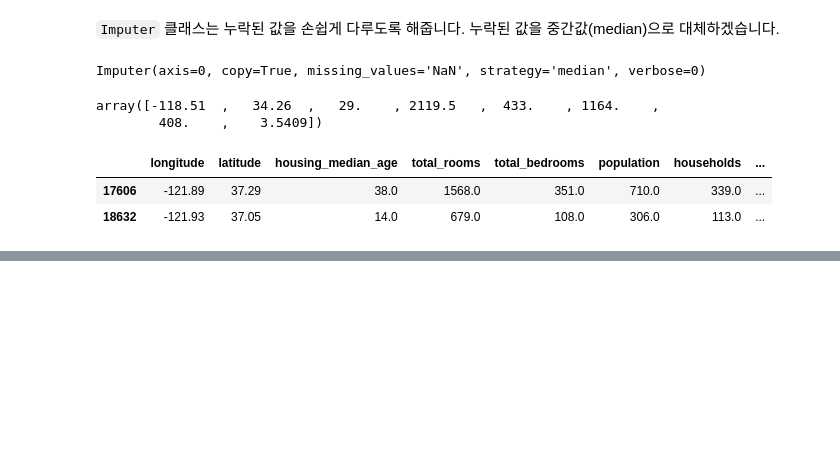
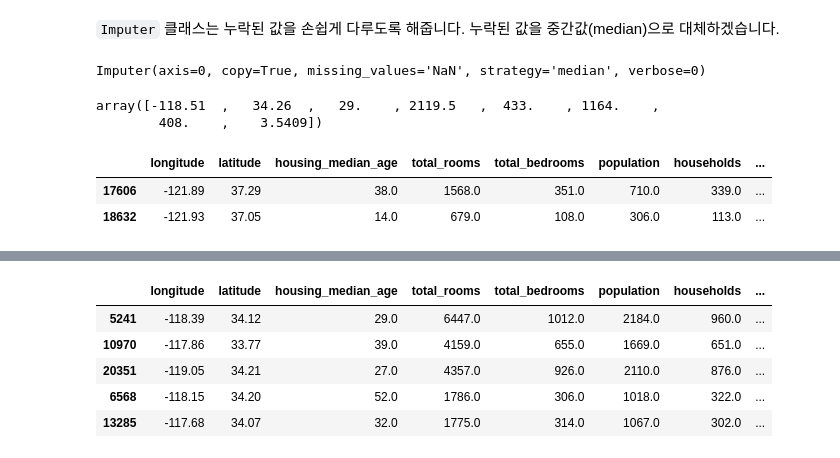
Before and after one commit to jeonghunyoon/machine-learning-lecture-notes-old, a Jupyter notebook: 01. 머신러닝 맛보기.ipynb, the cells around one changed output, grey strips where cells are left out. Cells and saved outputs as stored; diff of their text form; code cells hidden in the pictures; blank space fills up the shorter version.

```diff
--- a/01. 머신러닝 맛보기.ipynb
+++ b/01. 머신러닝 맛보기.ipynb
@@ -204,4 +204,6 @@ bedrooms_per_room은 total_bedrooms이나 total_rooms 보다 상관관계가 더
 # %%
 train_x = strat_train_set.drop('median_house_value', axis=1)
 train_y = strat_train_set['median_house_value'].copy()
+test_x = strat_test_set.drop('median_house_value', axis=1)
+test_y = strat_test_set['median_house_value'].copy()
 # %% [markdown]
@@ -250,0 +255,4 @@ train_x_tr.head(2)
+# %%
+test_x_num = pd.DataFrame(imputer.transform(test_x._get_numeric_data()),
+                          columns=test_x._get_numeric_data().columns,
+                          index=test_x.index.values)
@@ -250,0 +308,4 @@ train_x_tr.head(2)
+# %%
+# Test set도 동일하게 처리합니다.
+test_ocean_proximity_dummies = pd.get_dummies(strat_test_set['ocean_proximity'])
+test_ocean_proximity_dummies.head()
@@ -250,0 +319,10 @@ train_x_tr.head(2)
+# %%
+test_x = pd.concat([test_x_num, test_ocean_proximity_dummies], axis=1)
+test_x.head()
+# %% [output]
+|  | longitude | latitude | housing_median_age | total_rooms | total_bedrooms | population | households | ... |
+| 5241 | -118.39 | 34.12 | 29.0 | 6447.0 | 1012.0 | 2184.0 | 960.0 | ... |
+| 10970 | -117.86 | 33.77 | 39.0 | 4159.0 | 655.0 | 1669.0 | 651.0 | ... |
+| 20351 | -119.05 | 34.21 | 27.0 | 4357.0 | 926.0 | 2110.0 | 876.0 | ... |
+| 6568 | -118.15 | 34.20 | 52.0 | 1786.0 | 306.0 | 1018.0 | 322.0 | ... |
+| 13285 | -117.68 | 34.07 | 32.0 | 1775.0 | 314.0 | 1067.0 | 302.0 | ... |
```
Also changed, not shown: parts of 29 cells of this notebook.
